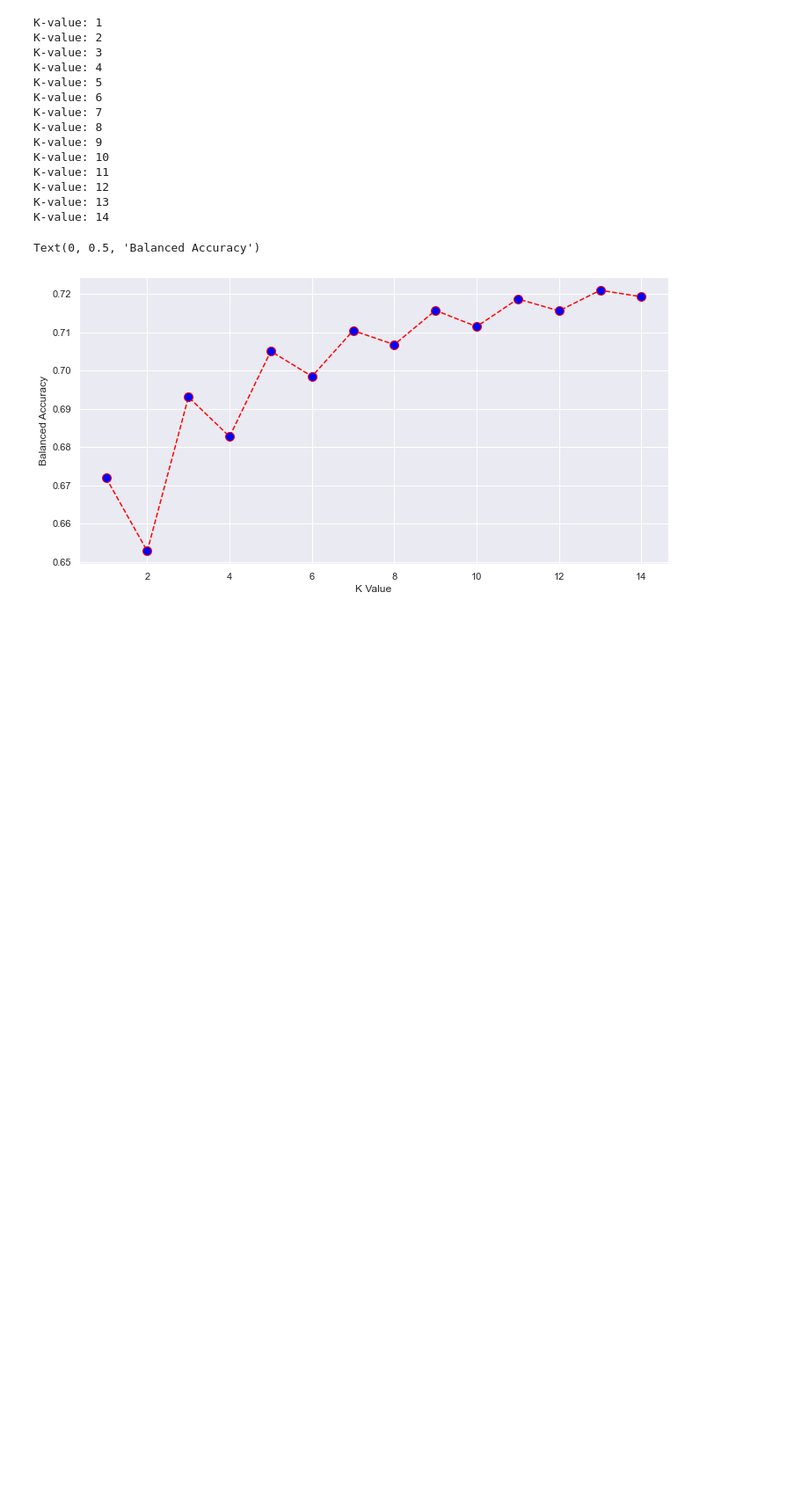
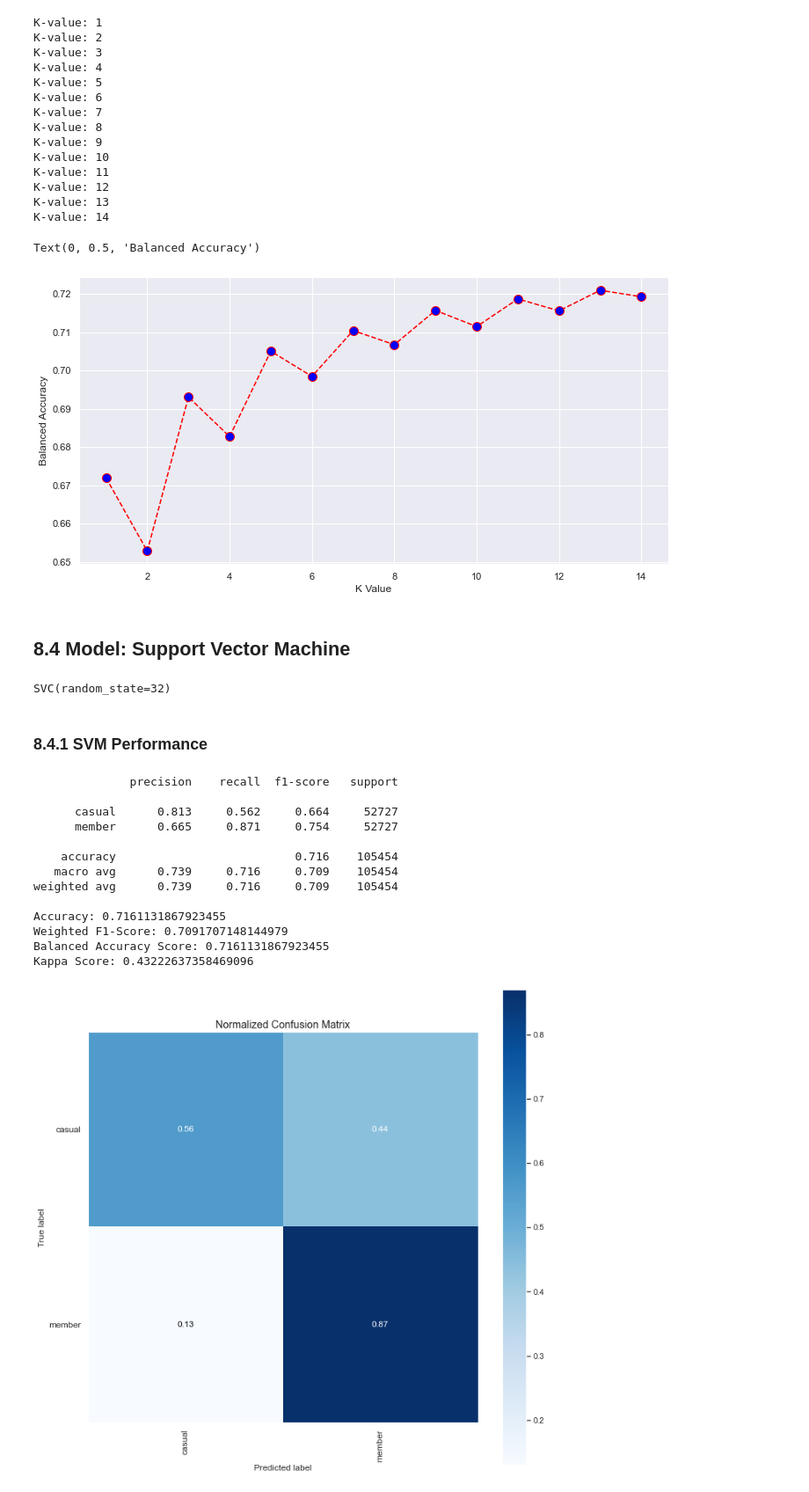
Before and after one commit to panambY/Trip_History, a Jupyter notebook: Trip_History.ipynb, the cells around one changed output. Shown at 88% size. Saved outputs shown, nothing was run; the diff lists cells and outputs as text; code cells hidden in the pictures; blank space fills up the shorter version.

```diff
--- a/Trip_History.ipynb
+++ b/Trip_History.ipynb
@@ -1245,3 +1245,57 @@ plt.ylabel( 'Balanced Accuracy' )
 # %% [output]
 Text(0, 0.5, 'Balanced Accuracy')
 [figure]
+# %% [markdown]
+## 8.4 Model: Support Vector Machine
+# %%
+# model definition
+model_svm = svm.SVC(random_state=32)
+
+# model training
+model_svm.fit( x_train, y_train )
+# %% [output]
+SVC(random_state=32)
+# %% [markdown]
+### 8.4.1 SVM Performance
+# %%
+# prediction
+yhat = model_svm.predict( x_test )
+# %%
+# Confusion Matrix
+mt.plot_confusion_matrix( y_test, yhat, normalize=True, figsize=( 12, 12 ) )
+plt.xticks(rotation ='vertical')
+
+# Accuracy - Precision - Recall - F1 Score - Kappa Metrics - Confusion Matrix
+print( m.classification_report( y_test, yhat, digits=3 ) )
+
+# =========== Balanced Dataframe Metrics =============
+# Accuracy
+acc = m.accuracy_score( y_test, yhat )
+print( 'Accuracy: {}'.format( acc ) )
+
+# =========== Unbalanced Dataframe Metrics =============
+# Weighted F1-Score
+f1_score = m.f1_score( y_test, yhat, average='weighted' )
+print( 'Weighted F1-Score: {}'.format( f1_score ) )
+
+# Balanced Accuracy Score
+balanced_acc = m.balanced_accuracy_score( y_test, yhat )
+print( 'Balanced Accuracy Score: {}'.format( balanced_acc ) )
+
+# Kappa Metrics
+print( 'Kappa Score: {}'.format( m.cohen_kappa_score( y_test, yhat ) ) )
+# %% [output]
+              precision    recall  f1-score   support
+
+      casual      0.813     0.562     0.664     52727
+      member      0.665     0.871     0.754     52727
+
+    accuracy                          0.716    105454
+   macro avg      0.739     0.716     0.709    105454
+weighted avg      0.739     0.716     0.709    105454
+
+Accuracy: 0.7161131867923455
+Weighted F1-Score: 0.7091707148144979
+Balanced Accuracy Score: 0.7161131867923455
+Kappa Score: 0.43222637358469096
+[figure, added]
```
Also changed, not shown: parts of 2 cells of this notebook.
